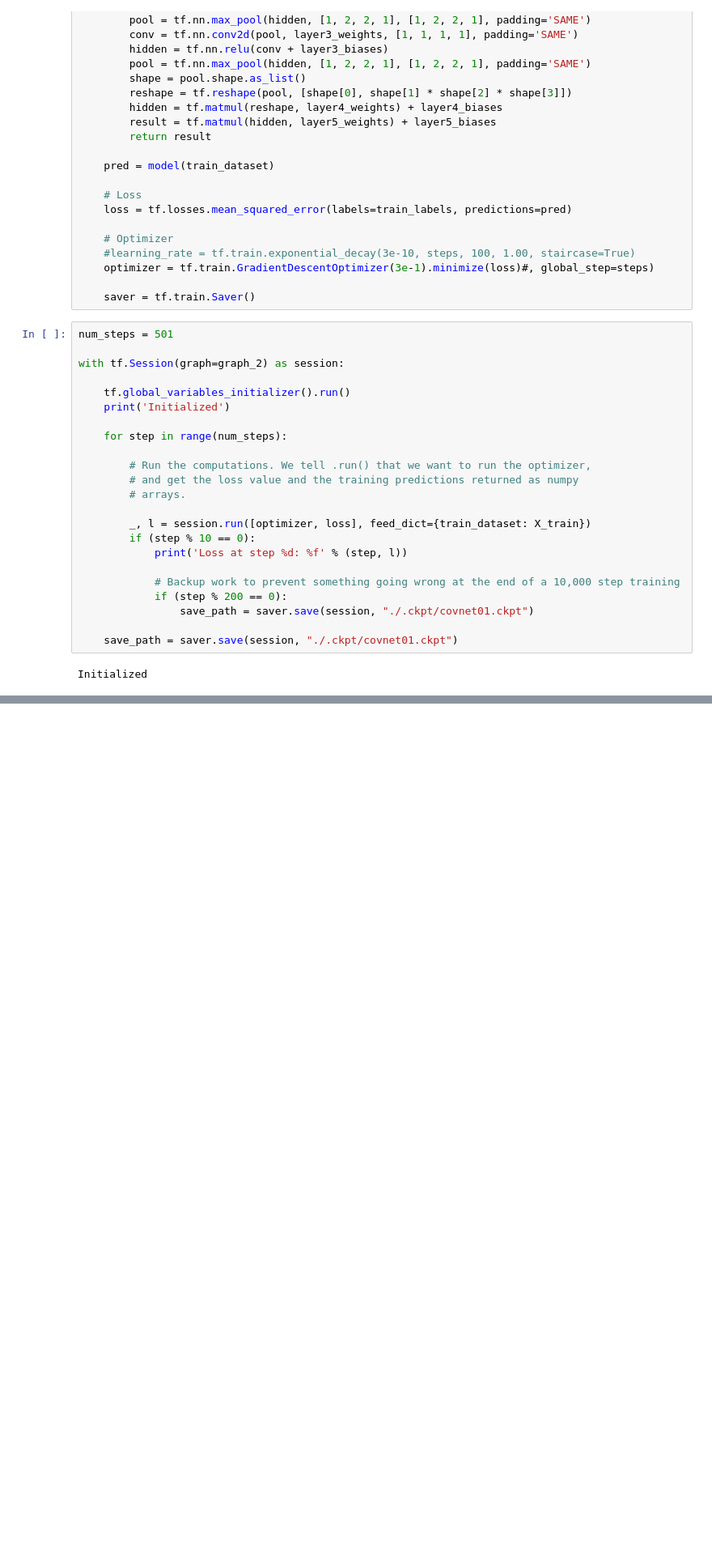
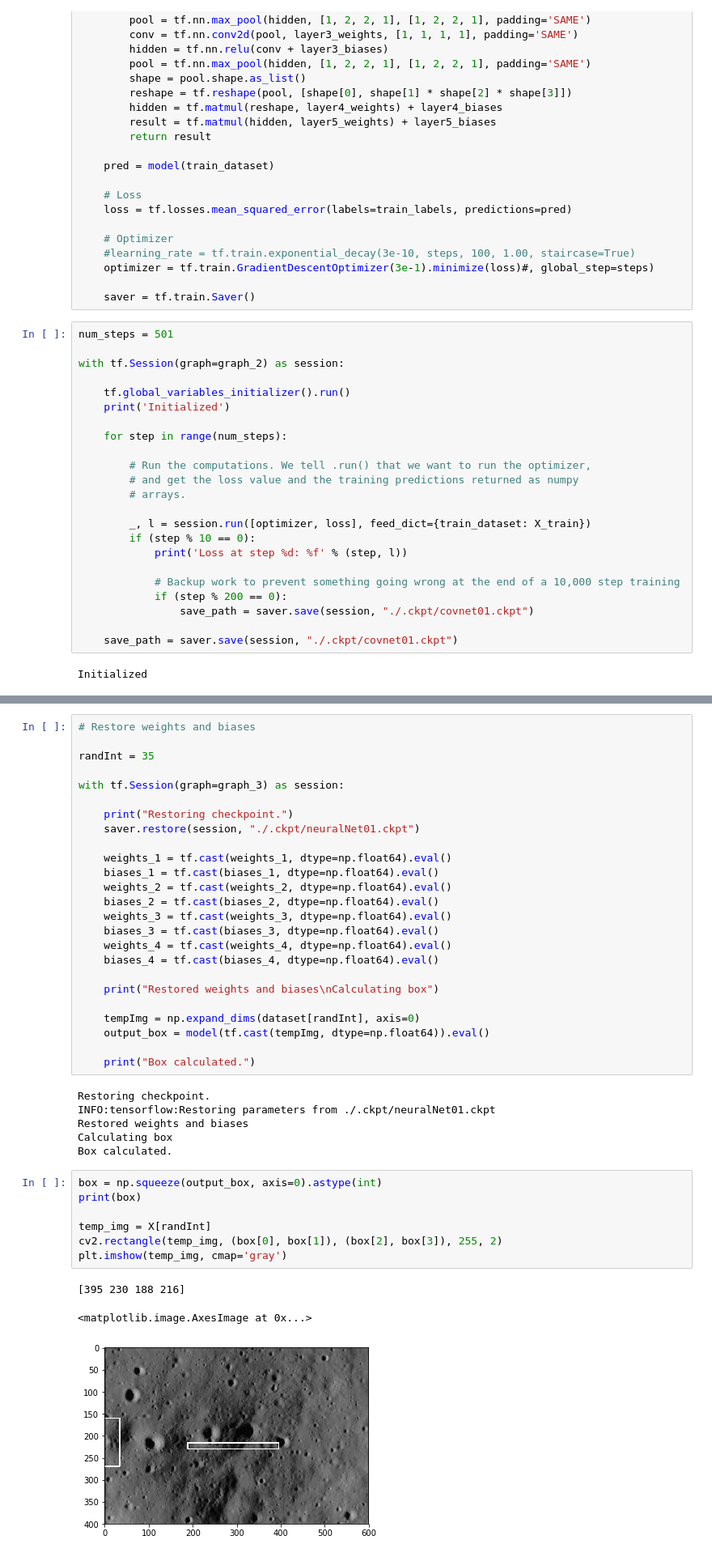
Before and after one commit to thibaudteil/OpNav_Tracking, a Jupyter notebook: Notebook/neural_network.ipynb, the cells around one changed output, grey strips where cells are left out. Shown at 81% size. Cells and saved outputs as stored; diff of their text form; blank space fills up the shorter version.

Commit message:
Design neural network

```diff
--- a/Notebook/neural_network.ipynb
+++ b/Notebook/neural_network.ipynb
@@ -293,0 +392,42 @@ Initialized
+# %%
+# Restore weights and biases
+
+randInt = 35
+
+with tf.Session(graph=graph_3) as session:
+
+    print("Restoring checkpoint.")
+    saver.restore(session, "./.ckpt/neuralNet01.ckpt")
+
+    weights_1 = tf.cast(weights_1, dtype=np.float64).eval()
+    biases_1 = tf.cast(biases_1, dtype=np.float64).eval()
+    weights_2 = tf.cast(weights_2, dtype=np.float64).eval()
+    biases_2 = tf.cast(biases_2, dtype=np.float64).eval()
+    weights_3 = tf.cast(weights_3, dtype=np.float64).eval()
+    biases_3 = tf.cast(biases_3, dtype=np.float64).eval()
+    weights_4 = tf.cast(weights_4, dtype=np.float64).eval()
+    biases_4 = tf.cast(biases_4, dtype=np.float64).eval()
+
+    print("Restored weights and biases\nCalculating box")
+
+    tempImg = np.expand_dims(dataset[randInt], axis=0)
+    output_box = model(tf.cast(tempImg, dtype=np.float64)).eval()
+
+    print("Box calculated.")
+# %% [output]
+Restoring checkpoint.
+INFO:tensorflow:Restoring parameters from ./.ckpt/neuralNet01.ckpt
+Restored weights and biases
+Calculating box
+Box calculated.
+# %%
+box = np.squeeze(output_box, axis=0).astype(int)
+print(box)
+
+temp_img = X[randInt]
+cv2.rectangle(temp_img, (box[0], box[1]), (box[2], box[3]), 255, 2)
+plt.imshow(temp_img, cmap='gray')
+# %% [output]
+[395 230 188 216]
+<matplotlib.image.AxesImage at 0x...>
+[figure, added]
```
Also changed, not shown: parts of 4 cells of this notebook, 4 other files.
